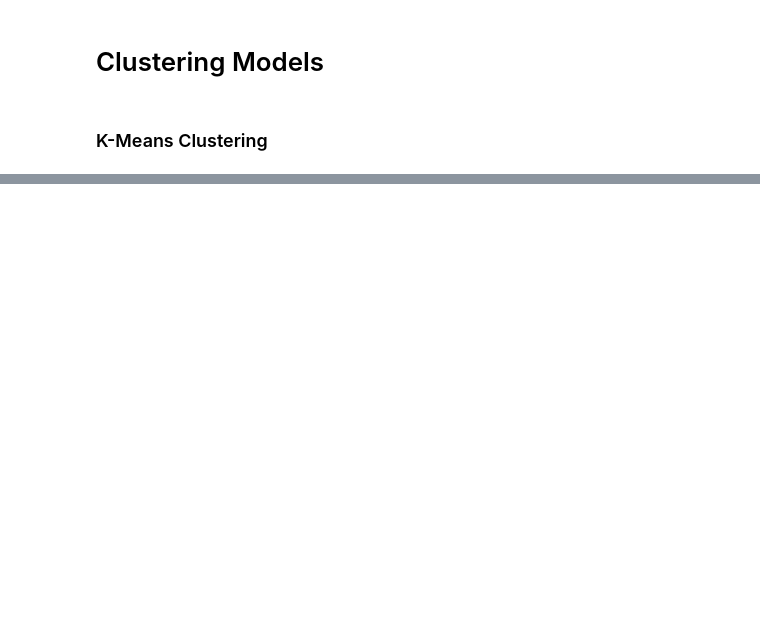
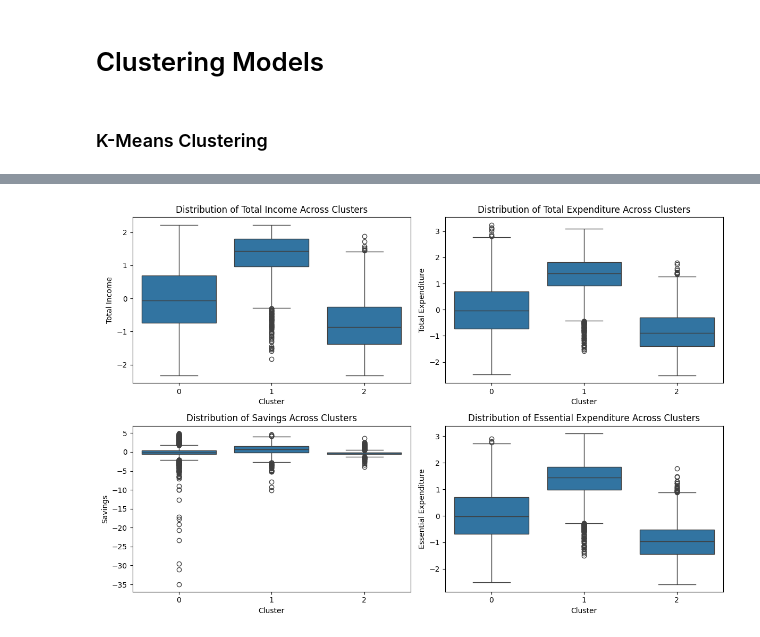
Before and after one commit to machiwao/CCADMACL_PROJECT_COM222, a Jupyter notebook: CCADMACL_Project_Implementation.ipynb, the cells around one changed output, grey strips where cells are left out. Drawn from its saved outputs; the diff is of its cells as text; code cells hidden in the pictures; blank space fills up the shorter version.

```diff
--- a/CCADMACL_Project_Implementation.ipynb
+++ b/CCADMACL_Project_Implementation.ipynb
@@ -265,3 +344,16 @@ For K = 10, WCSS = 1339485.25, Silhouette Score = 0.0484
+# %%
+features = ['Total Income', 'Total Expenditure', 'Savings', 'Essential Expenditure']
+
+plt.figure(figsize=(12, 8))
+for i, feature in enumerate(features, 1):
+    plt.subplot(2, 2, i)
+    sns.boxplot(x='Cluster', y=feature, data=df_iqr_filtered)
+    plt.title(f'Distribution of {feature} Across Clusters')
+
+plt.tight_layout()
+plt.show()
+# %% [output]
+[figure, added]
 # %%
 from sklearn.cluster import DBSCAN
 
```
Also changed, not shown: parts of 19 cells of this notebook.
